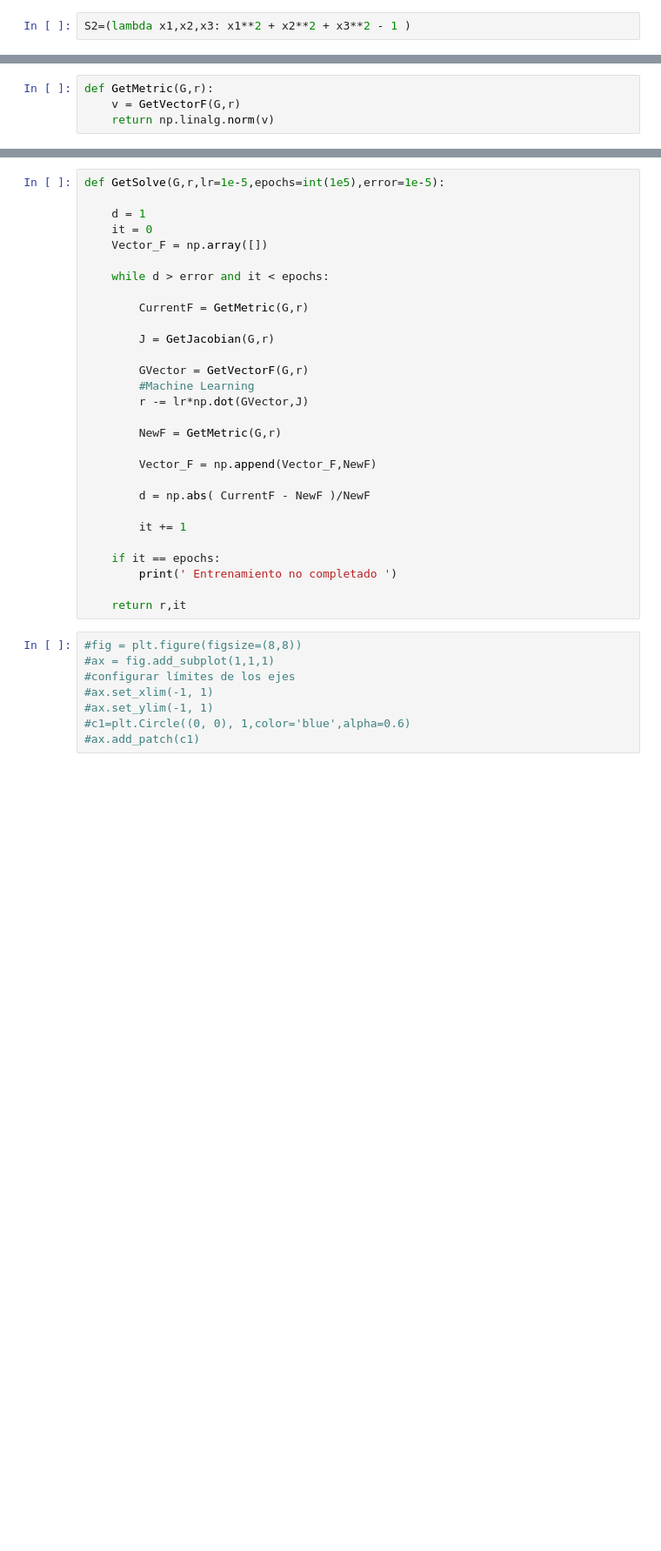
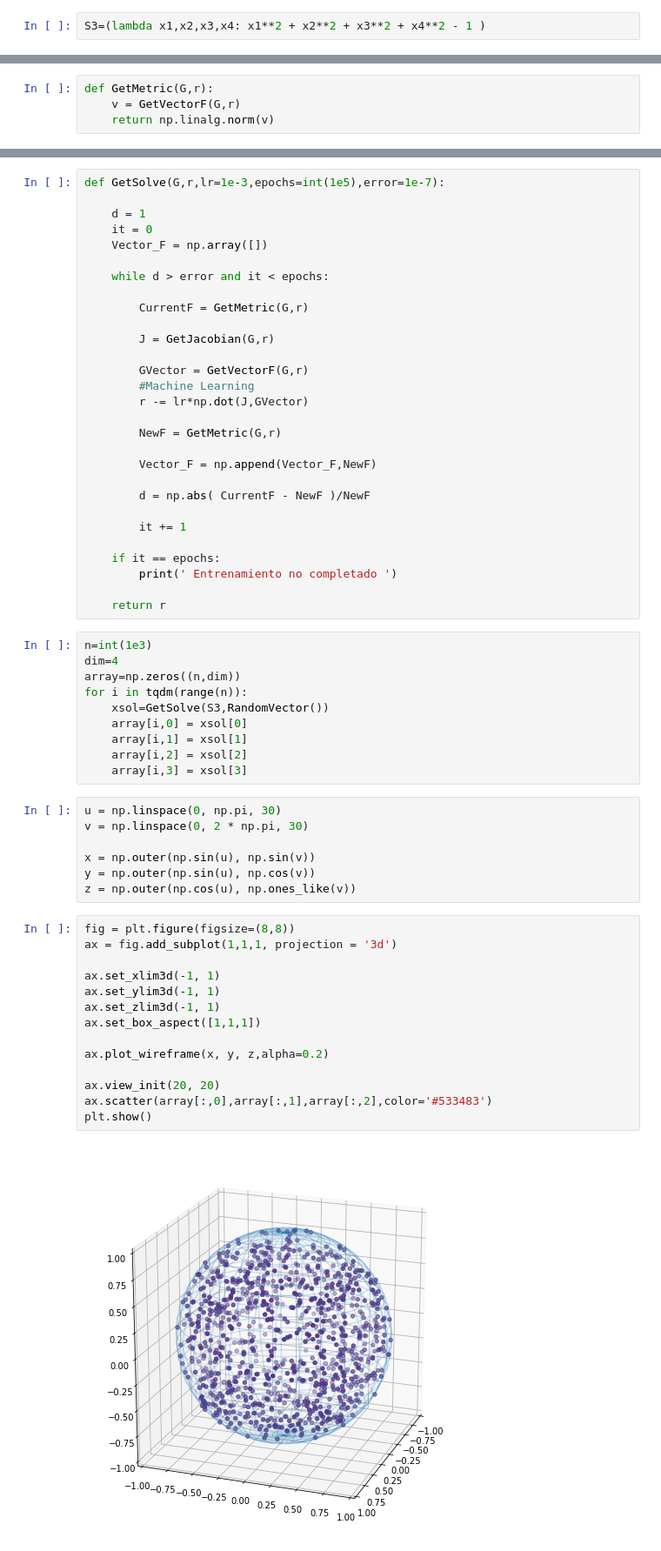
Before and after one commit to Luisasilva28/Metodos1_LuisaSilva_PabloSalazar, a Jupyter notebook: Taller-6/AlgebraLineal_7.ipynb, the cells around one changed output, grey strips where cells are left out. Shown: that part at 87% size. Drawn from its saved outputs; the diff is of its cells as text; blank space fills up the shorter version.

```diff
--- a/Taller-6/AlgebraLineal_7.ipynb
+++ b/Taller-6/AlgebraLineal_7.ipynb
@@ -3,6 +3,6 @@ import matplotlib.pyplot as plt
 import numpy as np
 from tqdm import tqdm
 # %%
-S2=(lambda x1,x2,x3: x1**2 + x2**2 + x3**2 - 1 )
+S3=(lambda x1,x2,x3,x4: x1**2 + x2**2 + x3**2 + x4**2 - 1 )
 # %%
 def GetVectorF(G,r):
@@ -32,6 +29,6 @@ def RandomVector():
     return r
 # %%
-def GetSolve(G,r,lr=1e-5,epochs=int(1e5),error=1e-5):
+def GetSolve(G,r,lr=1e-3,epochs=int(1e5),error=1e-7):
 
     d = 1
     it = 0
@@ -45,7 +42,7 @@ def GetSolve(G,r,lr=1e-5,epochs=int(1e5),error=1e-5):
 
         GVector = GetVectorF(G,r)
         #Machine Learning
-        r -= lr*np.dot(GVector,J)
+        r -= lr*np.dot(J,GVector)
 
         NewF = GetMetric(G,r)
 
@@ -58,12 +55,37 @@ def GetSolve(G,r,lr=1e-5,epochs=int(1e5),error=1e-5):
     if it == epochs:
         print(' Entrenamiento no completado ')
 
-    return r,it
+    return r
 # %%
-#fig = plt.figure(figsize=(8,8))
-#ax = fig.add_subplot(1,1,1)
-#configurar límites de los ejes
-#ax.set_xlim(-1, 1)
-#ax.set_ylim(-1, 1)
-#c1=plt.Circle((0, 0), 1,color='blue',alpha=0.6)
-#ax.add_patch(c1)
+n=int(1e3)
+dim=4
+array=np.zeros((n,dim))
+for i in tqdm(range(n)):
+    xsol=GetSolve(S3,RandomVector())
+    array[i,0] = xsol[0]
+    array[i,1] = xsol[1]
+    array[i,2] = xsol[2]
+    array[i,3] = xsol[3]
+# %%
+u = np.linspace(0, np.pi, 30)
+v = np.linspace(0, 2 * np.pi, 30)
+
+x = np.outer(np.sin(u), np.sin(v))
+y = np.outer(np.sin(u), np.cos(v))
+z = np.outer(np.cos(u), np.ones_like(v))
+# %%
+fig = plt.figure(figsize=(8,8))
+ax = fig.add_subplot(1,1,1, projection = '3d')
+
+ax.set_xlim3d(-1, 1)
+ax.set_ylim3d(-1, 1)
+ax.set_zlim3d(-1, 1)
+ax.set_box_aspect([1,1,1])
+
+ax.plot_wireframe(x, y, z,alpha=0.2)
+
+ax.view_init(20, 20)
+ax.scatter(array[:,0],array[:,1],array[:,2],color='#533483')
+plt.show()
+# %% [output]
+[figure, added]
```
Also changed, not shown: parts of 3 cells of this notebook.
